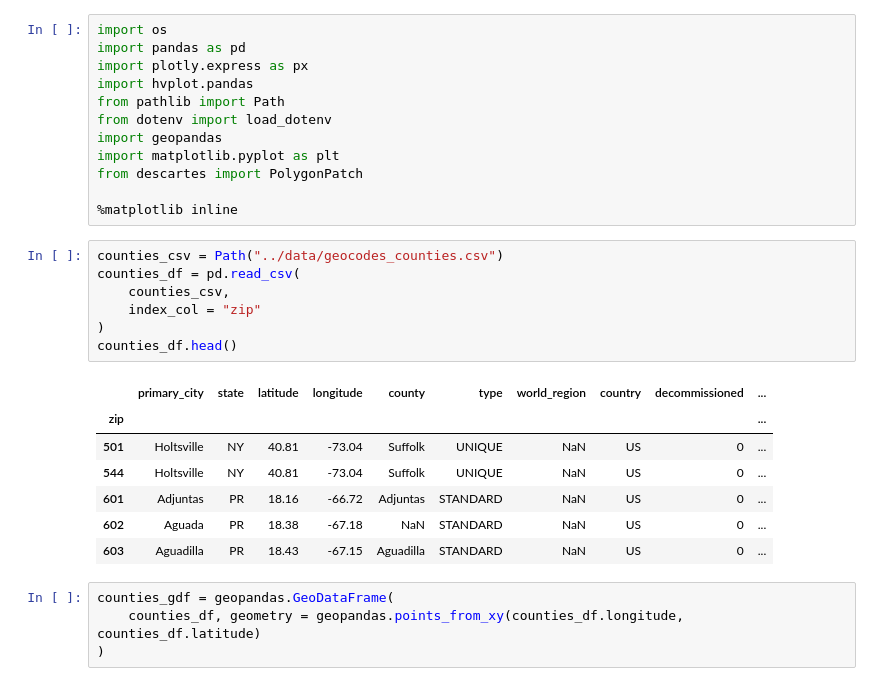
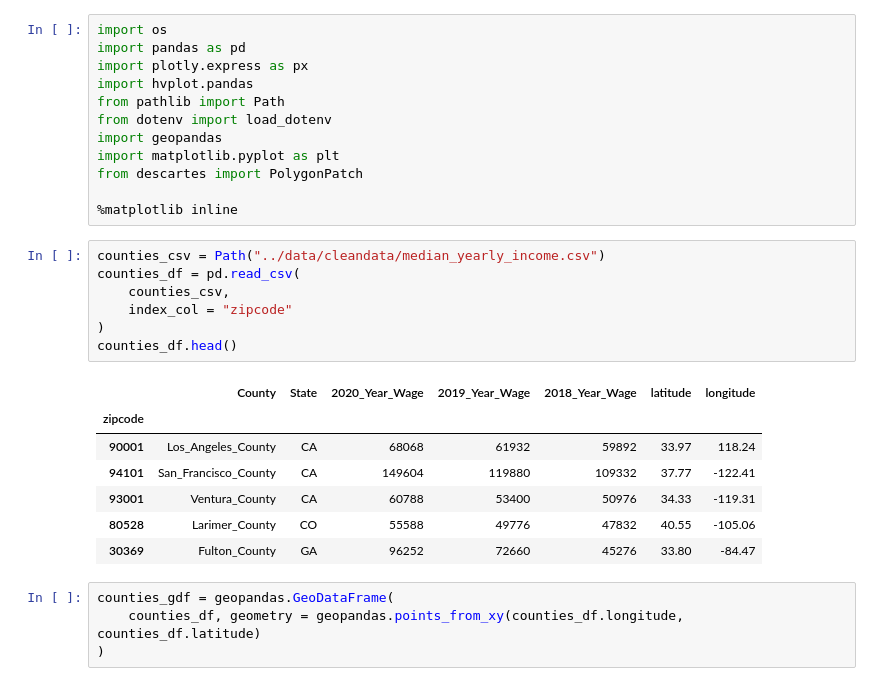
Before and after one commit to vsmolina/fiber_group, a Jupyter notebook: data/geopandas.ipynb, the cells around one changed output. Drawn from its saved outputs; the diff is of its cells as text.

```diff
--- a/data/geopandas.ipynb
+++ b/data/geopandas.ipynb
@@ -11,20 +11,20 @@ from descartes import PolygonPatch
 
 %matplotlib inline
 # %%
-counties_csv = Path("../data/geocodes_counties.csv")
+counties_csv = Path("../data/cleandata/median_yearly_income.csv")
 counties_df = pd.read_csv(
     counties_csv,
-    index_col = "zip"
+    index_col = "zipcode"
 )
 counties_df.head()
 # %% [output]
-|  | primary_city | state | latitude | longitude | county | type | world_region | country | decommissioned | ... |
-| zip |  |  |  |  |  |  |  |  |  | ... |
-| 501 | Holtsville | NY | 40.81 | -73.04 | Suffolk | UNIQUE | NaN | US | 0 | ... |
-| 544 | Holtsville | NY | 40.81 | -73.04 | Suffolk | UNIQUE | NaN | US | 0 | ... |
-| 601 | Adjuntas | PR | 18.16 | -66.72 | Adjuntas | STANDARD | NaN | US | 0 | ... |
-| 602 | Aguada | PR | 18.38 | -67.18 | NaN | STANDARD | NaN | US | 0 | ... |
-| 603 | Aguadilla | PR | 18.43 | -67.15 | Aguadilla | STANDARD | NaN | US | 0 | ... |
+|  | County | State | 2020_Year_Wage | 2019_Year_Wage | 2018_Year_Wage | latitude | longitude |
+| zipcode |  |  |  |  |  |  |  |
+| 90001 | Los_Angeles_County | CA | 68068 | 61932 | 59892 | 33.97 | 118.24 |
+| 94101 | San_Francisco_County | CA | 149604 | 119880 | 109332 | 37.77 | -122.41 |
+| 93001 | Ventura_County | CA | 60788 | 53400 | 50976 | 34.33 | -119.31 |
+| 80528 | Larimer_County | CO | 55588 | 49776 | 47832 | 40.55 | -105.06 |
+| 30369 | Fulton_County | GA | 96252 | 72660 | 45276 | 33.80 | -84.47 |
 # %%
 counties_gdf = geopandas.GeoDataFrame(
     counties_df, geometry = geopandas.points_from_xy(counties_df.longitude, counties_df.latitude)
```
Also changed, not shown: parts of 19 cells of this notebook, 4 other files.
